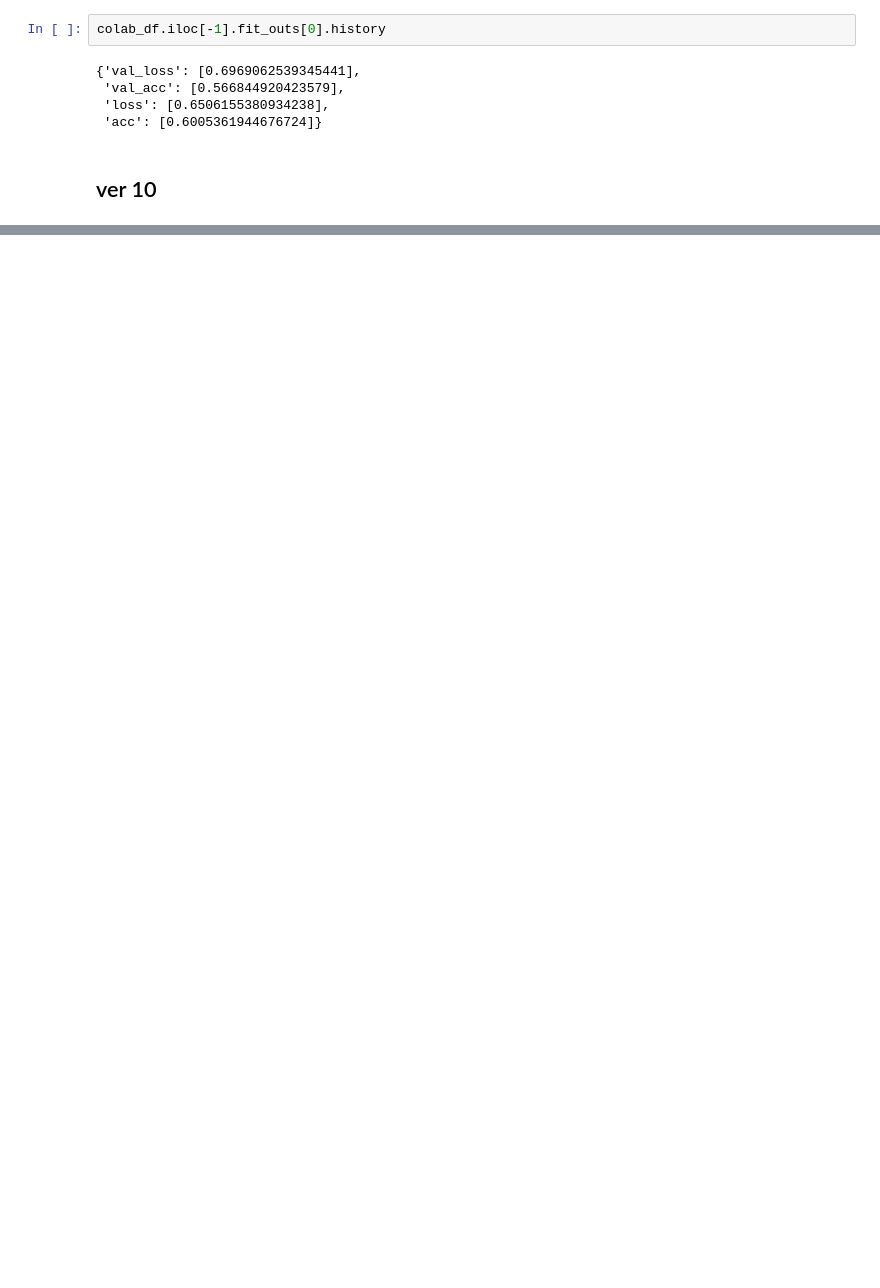
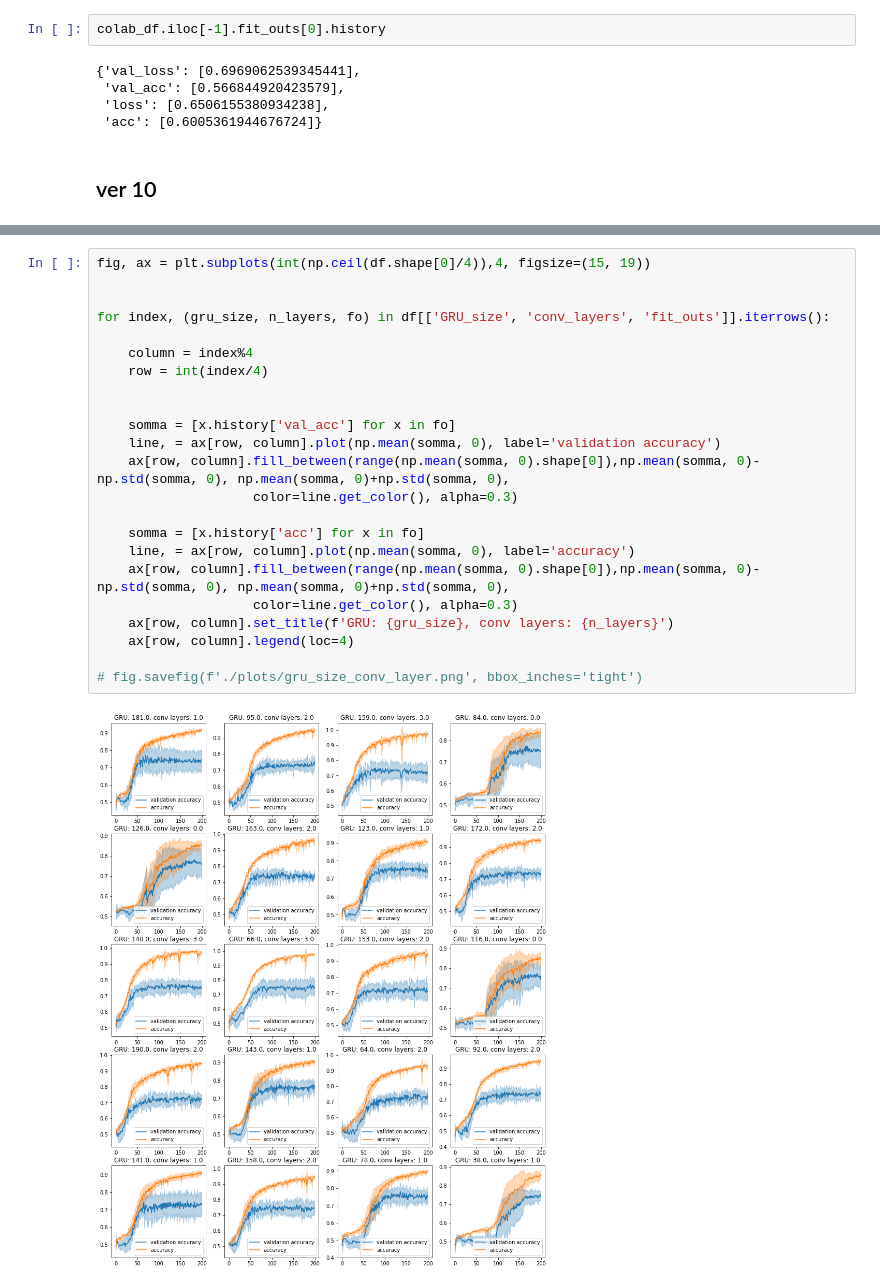
Before and after one commit to AndreaAmico/DeepMouse, a Jupyter notebook: live_history.ipynb, the cells around one changed output, grey strips where cells are left out. Saved outputs shown, nothing was run; the diff lists cells and outputs as text; blank space fills up the shorter version.

```diff
--- a/live_history.ipynb
+++ b/live_history.ipynb
@@ -334,0 +276,25 @@ plt.colorbar(scatterplot)
+# %%
+fig, ax = plt.subplots(int(np.ceil(df.shape[0]/4)),4, figsize=(15, 19))
+
+
+for index, (gru_size, n_layers, fo) in df[['GRU_size', 'conv_layers', 'fit_outs']].iterrows():
+
+    column = index%4
+    row = int(index/4)
+
+
+    somma = [x.history['val_acc'] for x in fo]
+    line, = ax[row, column].plot(np.mean(somma, 0), label='validation accuracy')
+    ax[row, column].fill_between(range(np.mean(somma, 0).shape[0]),np.mean(somma, 0)-np.std(somma, 0), np.mean(somma, 0)+np.std(somma, 0),
+                    color=line.get_color(), alpha=0.3)
+
+    somma = [x.history['acc'] for x in fo]
+    line, = ax[row, column].plot(np.mean(somma, 0), label='accuracy')
+    ax[row, column].fill_between(range(np.mean(somma, 0).shape[0]),np.mean(somma, 0)-np.std(somma, 0), np.mean(somma, 0)+np.std(somma, 0),
+                    color=line.get_color(), alpha=0.3)
+    ax[row, column].set_title(f'GRU: {gru_size}, conv layers: {n_layers}')
+    ax[row, column].legend(loc=4)
+
+# fig.savefig(f'./plots/gru_size_conv_layer.png', bbox_inches='tight')
+# %% [output]
+[figure, added]
```
Also changed, not shown: parts of 17 cells of this notebook, 8 other files.
